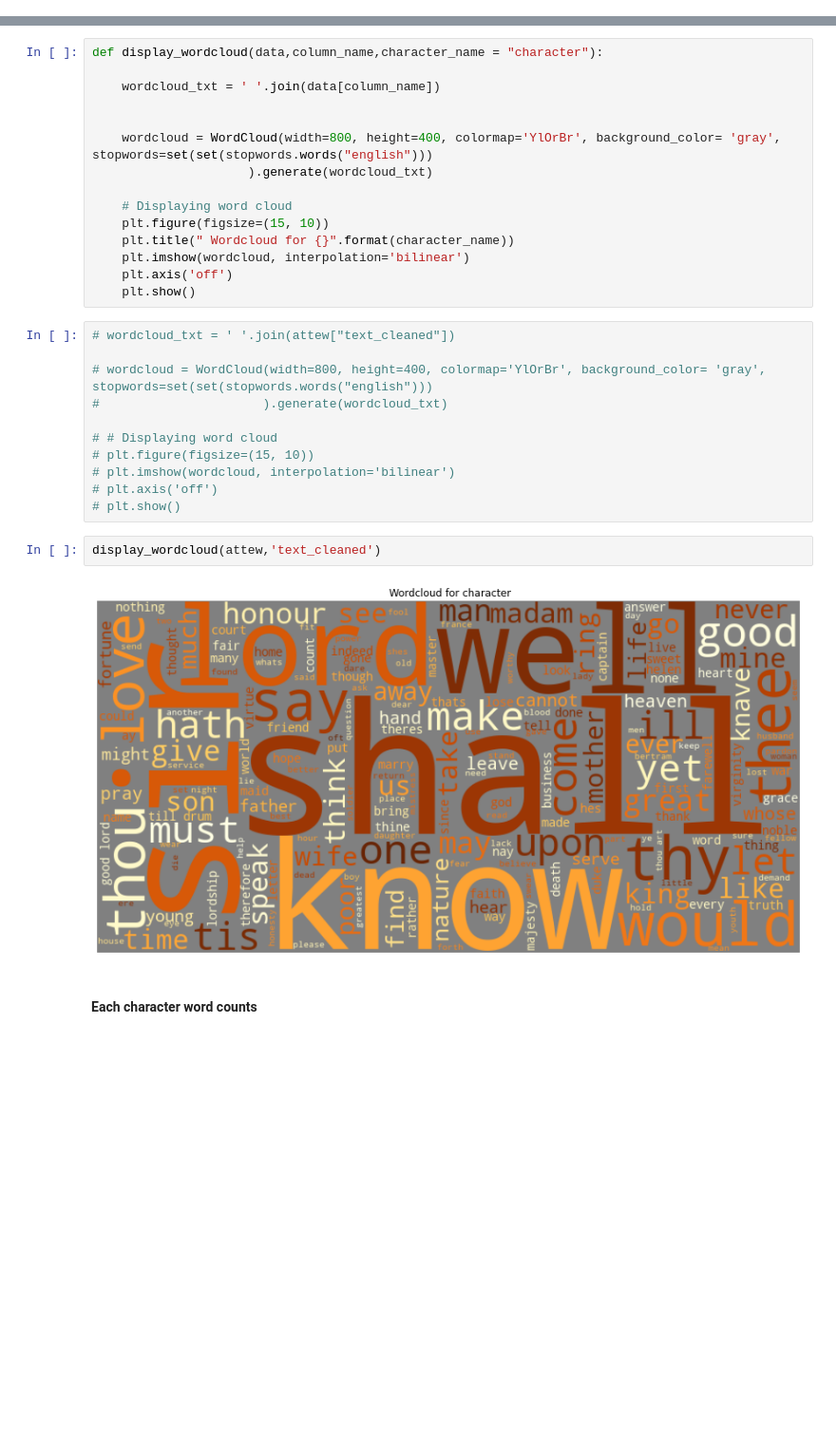
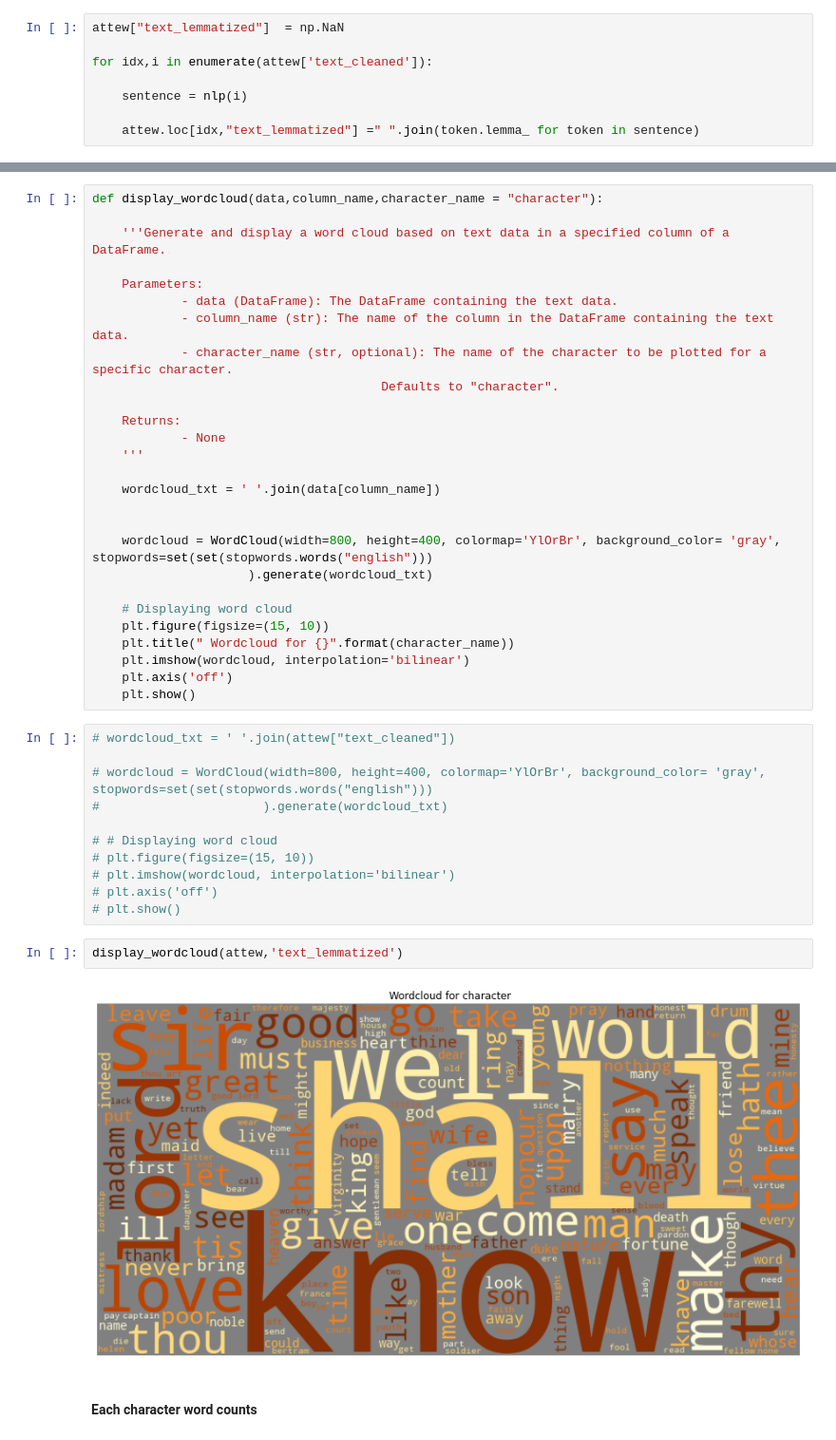
Before and after one commit to CadmusFlux/Playing-with-data, a Jupyter notebook: shakespeare.ipynb, the cells around one changed output, grey strips where cells are left out. Shown at 95% size. Drawn from its saved outputs; the diff is of its cells as text; blank space fills up the shorter version.

Commit message:
shakespeare - adding lemmatization and entity recognition

```diff
--- a/shakespeare.ipynb
+++ b/shakespeare.ipynb
@@ -86,0 +81,8 @@ See the caveats in the documentation: https://pandas.pydata.org/pandas-docs/stab
+# %%
+attew["text_lemmatized"]  = np.NaN
+
+for idx,i in enumerate(attew['text_cleaned']):
+
+    sentence = nlp(i)
+
+    attew.loc[idx,"text_lemmatized"] =" ".join(token.lemma_ for token in sentence)
@@ -94,5 +98,17 @@ fig.show()
 # %%
 def display_wordcloud(data,column_name,character_name = "character"):
+
+    '''Generate and display a word cloud based on text data in a specified column of a DataFrame.
+
+    Parameters:
+            - data (DataFrame): The DataFrame containing the text data.
+            - column_name (str): The name of the column in the DataFrame containing the text data.
+            - character_name (str, optional): The name of the character to be plotted for a specific character.
+                                       Defaults to "character".
+
+    Returns:
+            - None
+    '''
 
     wordcloud_txt = ' '.join(data[column_name])
 
@@ -118,9 +134,9 @@ def display_wordcloud(data,column_name,character_name = "character"):
 # plt.axis('off')
 # plt.show()
 # %%
-display_wordcloud(attew,'text_cleaned')
+display_wordcloud(attew,'text_lemmatized')
 # %% [output]
-[figure, old version]
+[figure, new version]
 # %% [markdown]
 #### Each character word counts
 # %%
```
Also changed, not shown: parts of 18 cells of this notebook.
